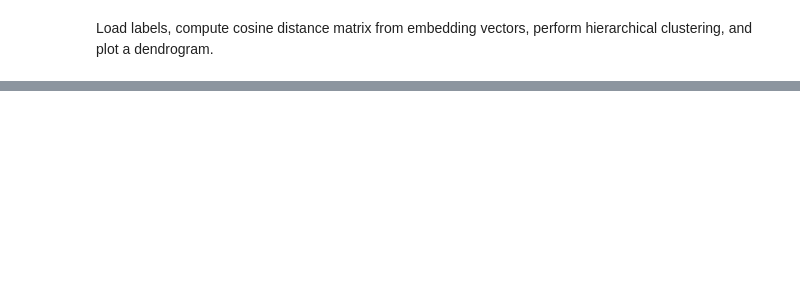
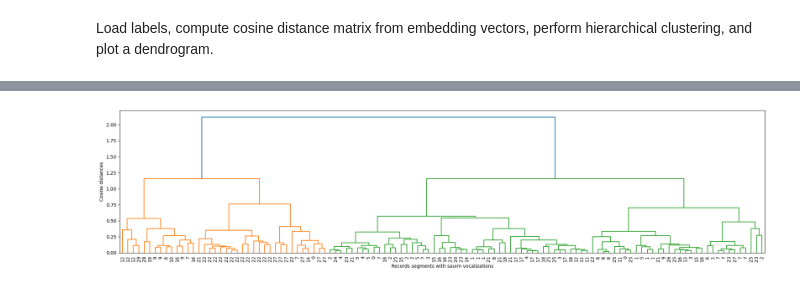
Before and after one commit to juancolonna/Sauim, a Jupyter notebook: Embedding_extraction_Sauim_bicolor.ipynb, the cells around one changed output, grey strips where cells are left out. Cells and saved outputs as stored; diff of their text form; code cells hidden in the pictures; blank space fills up the shorter version.

Commit message:
embedging vectors filtered versions added

```diff
--- a/Embedding_extraction_Sauim_bicolor.ipynb
+++ b/Embedding_extraction_Sauim_bicolor.ipynb
@@ -162,9 +166,19 @@ sr = 32000 # Sampling rate (Hz)
 window_len = int(5*sr) # 5-second window length in samples
 # %%
 # Extract embeddings and spectrograms for each 5-second segment
-sauim_embedding_vectors, sauim_spectrograms = extract_embeddings('Sauim.wav',
+sauim_vectors, sauim_spectrograms = extract_embeddings('Sauim.wav',
                                                      wlen=window_len,
-                                                     hop_len=window_len)
+                                                     hop_len=window_len,
+                                                     bandpass_filter=False)
 
 # Save outputs to .npy files
-np.save('sauim_embedding_vectors.npy', sauim_embedding_vectors)
+np.save('embedding_vectors/sauim_vectors.npy', sauim_vectors)
+
+# Extract embeddings and spectrograms for each 5-second segment
+sauim_vectors_filtered, _ = extract_embeddings('Sauim.wav',
+                                                     wlen=window_len,
+                                                     hop_len=window_len,
+                                                     bandpass_filter=True)
+
+# Save outputs to .npy files
+np.save('embedding_vectors/sauim_vectors_filtered.npy', sauim_vectors_filtered)
@@ -401,0 +444,25 @@ for i in zip(encoded_labels,labels):
+# %%
+# 1. Load labels from CSV
+records = pd.read_csv('records.csv')  # adjust path if needed
+labels = records['Bosque_S.bicolor_12.4.19-000'].tolist()
+
+# Encode labels as integers
+le = LabelEncoder()
+encoded_labels = le.fit_transform(labels)
+
+# 2. Compute cosine distance matrix (condensed form)
+cosine_distances = pdist(sauim_vectors_filtered, metric='cosine')
+
+# 3. Perform hierarchical clustering
+Z = linkage(cosine_distances, method='ward')  # try 'ward', 'complete', etc.
+
+# 4. Plot dendrogram
+plt.figure(figsize=(20, 5))
+dendrogram(Z, labels=encoded_labels, leaf_font_size=10)
+plt.xlabel("Records segments with sauim vocalizations")
+plt.ylabel("Cosine distances")
+plt.tight_layout()
+plt.savefig("dendongram_filtered.pdf", format='pdf', dpi=300, bbox_inches='tight')
+plt.show()
+# %% [output]
+[figure, added]
```
Also changed, not shown: parts of 22 cells of this notebook, 10 other files.
